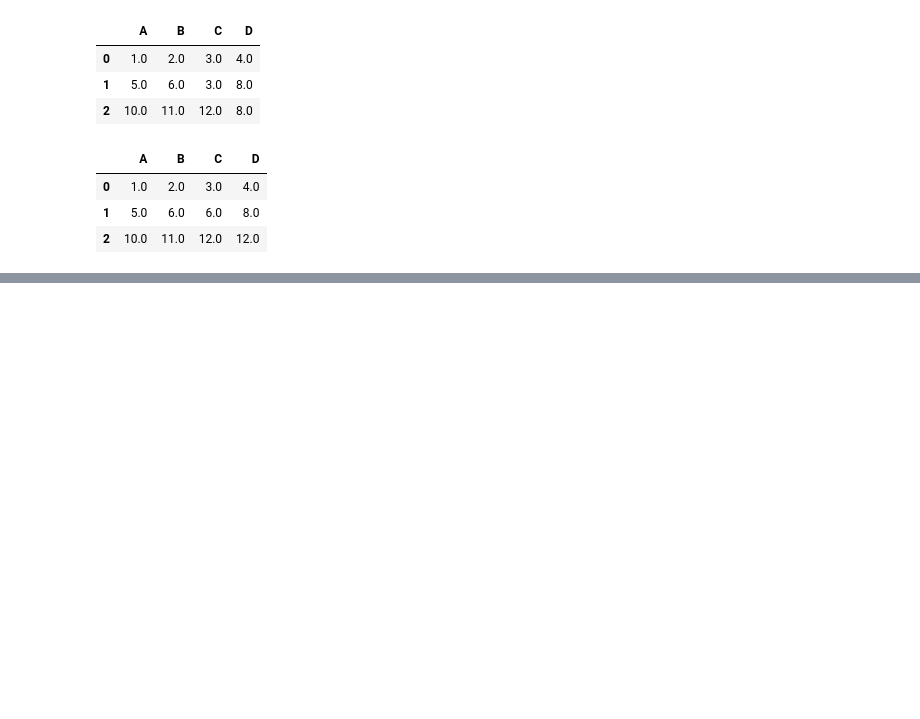
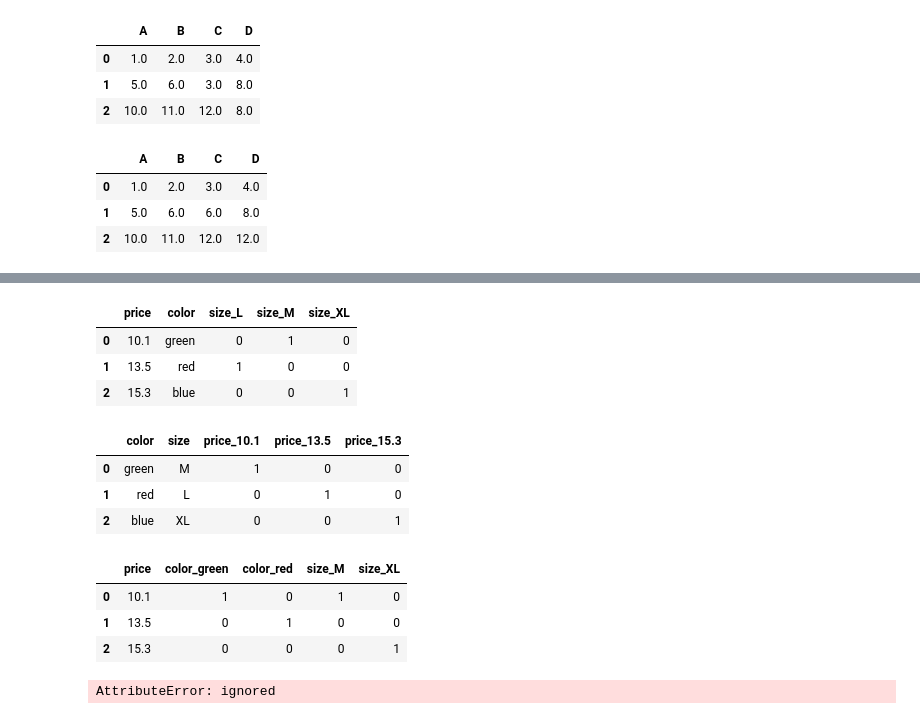
Before and after one commit to seungmin-son/ML_Practice, a Jupyter notebook: [ML_3]DataProcessing.ipynb, the cells around one changed output, grey strips where cells are left out. Cells and saved outputs as stored; diff of their text form; code cells hidden in the pictures; blank space fills up the shorter version.

```diff
--- a/[ML_3]DataProcessing.ipynb
+++ b/[ML_3]DataProcessing.ipynb
@@ -149,0 +299,28 @@ df.fillna(method='ffill',axis=1) #이렇게 설정할시 행이 아니라 열을
+# %%
+pd.get_dummies(df[['price', 'color', 'size']],columns=['size'])
+# %% [output]
+|  | price | color | size_L | size_M | size_XL |
+| 0 | 10.1 | green | 0 | 1 | 0 |
+| 1 | 13.5 | red | 1 | 0 | 0 |
+| 2 | 15.3 | blue | 0 | 0 | 1 |
+# %%
+pd.get_dummies(df[['price', 'color', 'size']],columns=['price'])
+# %% [output]
+|  | color | size | price_10.1 | price_13.5 | price_15.3 |
+| 0 | green | M | 1 | 0 | 0 |
+| 1 | red | L | 0 | 1 | 0 |
+| 2 | blue | XL | 0 | 0 | 1 |
+# %%
+pd.get_dummies(df[['price', 'color', 'size']],drop_first=True) #첫번째 열을 삭제
+# %% [output]
+|  | price | color_green | color_red | size_M | size_XL |
+| 0 | 10.1 | 1 | 0 | 1 | 0 |
+| 1 | 13.5 | 0 | 1 | 0 | 0 |
+| 2 | 15.3 | 0 | 0 | 0 | 1 |
+# %%
+color_ohe = OneHotEncoder(categories='auto', drop='first') #다중 공정성 문제
+c_transf = ColumnTransformer([ ('onehot', color_ohe, [0]),
+                               ('nothing', 'passthrough', [1, 2])])
+c_transf.fit_transform(X)
+# %% [output]
+AttributeError: ignored
```
Also changed, not shown: parts of 22 cells of this notebook.
